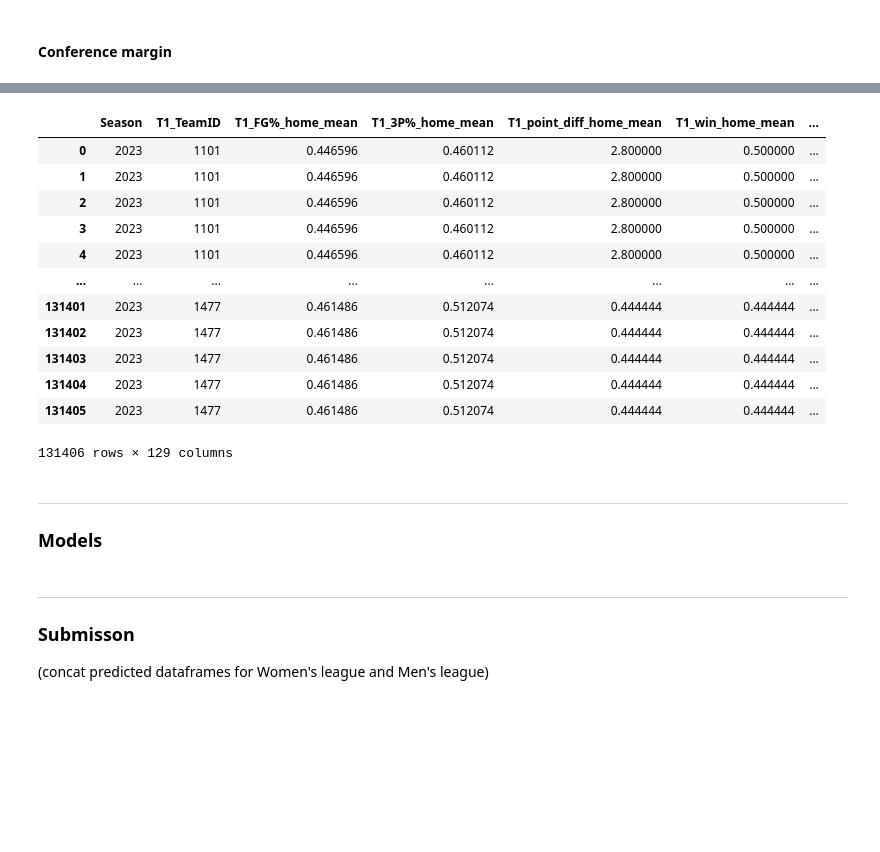
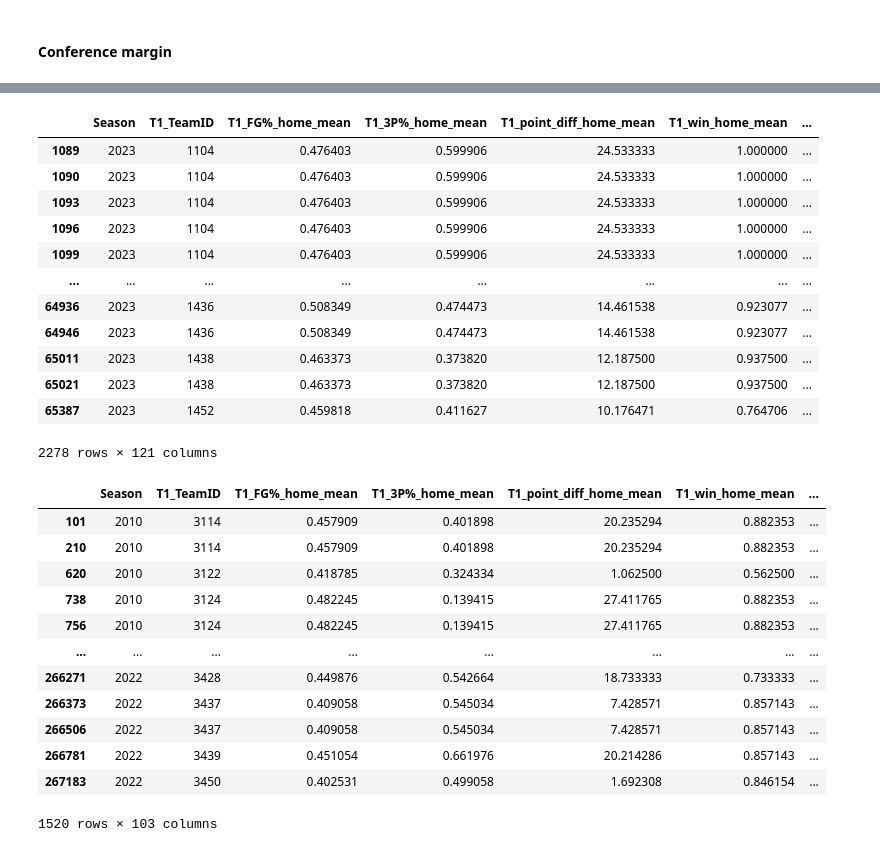
Before and after one commit to skowronskid/March-Machine-Learning-Mania-2023, a Jupyter notebook: main.ipynb, the cells around one changed output, grey strips where cells are left out. Saved outputs shown, nothing was run; the diff lists cells and outputs as text; code cells hidden in the pictures; blank space fills up the shorter version.

```diff
--- a/main.ipynb
+++ b/main.ipynb
@@ -552,24 +534,32 @@ M_train
-# %%
-M_solution
-# %% [output]
-|  | Season | T1_TeamID | T1_FG%_home_mean | T1_3P%_home_mean | T1_point_diff_home_mean | T1_win_home_mean | ... |
-| 0 | 2023 | 1101 | 0.446596 | 0.460112 | 2.800000 | 0.500000 | ... |
-| 1 | 2023 | 1101 | 0.446596 | 0.460112 | 2.800000 | 0.500000 | ... |
-| 2 | 2023 | 1101 | 0.446596 | 0.460112 | 2.800000 | 0.500000 | ... |
-| 3 | 2023 | 1101 | 0.446596 | 0.460112 | 2.800000 | 0.500000 | ... |
-| 4 | 2023 | 1101 | 0.446596 | 0.460112 | 2.800000 | 0.500000 | ... |
-| ... | ... | ... | ... | ... | ... | ... | ... |
-| 131401 | 2023 | 1477 | 0.461486 | 0.512074 | 0.444444 | 0.444444 | ... |
-| 131402 | 2023 | 1477 | 0.461486 | 0.512074 | 0.444444 | 0.444444 | ... |
-| 131403 | 2023 | 1477 | 0.461486 | 0.512074 | 0.444444 | 0.444444 | ... |
-| 131404 | 2023 | 1477 | 0.461486 | 0.512074 | 0.444444 | 0.444444 | ... |
-| 131405 | 2023 | 1477 | 0.461486 | 0.512074 | 0.444444 | 0.444444 | ... |
-131406 rows × 129 columns
-# %% [markdown]
----
-
-### Models
-# %% [markdown]
----
-### Submisson
-(concat predicted dataframes for Women's league and Men's league)
+# %%
+M_solution.loc[M_solution["seed_diff"].notnull(),:]
+# %% [output]
+|  | Season | T1_TeamID | T1_FG%_home_mean | T1_3P%_home_mean | T1_point_diff_home_mean | T1_win_home_mean | ... |
+| 1089 | 2023 | 1104 | 0.476403 | 0.599906 | 24.533333 | 1.000000 | ... |
+| 1090 | 2023 | 1104 | 0.476403 | 0.599906 | 24.533333 | 1.000000 | ... |
+| 1093 | 2023 | 1104 | 0.476403 | 0.599906 | 24.533333 | 1.000000 | ... |
+| 1096 | 2023 | 1104 | 0.476403 | 0.599906 | 24.533333 | 1.000000 | ... |
+| 1099 | 2023 | 1104 | 0.476403 | 0.599906 | 24.533333 | 1.000000 | ... |
+| ... | ... | ... | ... | ... | ... | ... | ... |
+| 64936 | 2023 | 1436 | 0.508349 | 0.474473 | 14.461538 | 0.923077 | ... |
+| 64946 | 2023 | 1436 | 0.508349 | 0.474473 | 14.461538 | 0.923077 | ... |
+| 65011 | 2023 | 1438 | 0.463373 | 0.373820 | 12.187500 | 0.937500 | ... |
+| 65021 | 2023 | 1438 | 0.463373 | 0.373820 | 12.187500 | 0.937500 | ... |
+| 65387 | 2023 | 1452 | 0.459818 | 0.411627 | 10.176471 | 0.764706 | ... |
+2278 rows × 121 columns
+# %%
+W_train
+# %% [output]
+|  | Season | T1_TeamID | T1_FG%_home_mean | T1_3P%_home_mean | T1_point_diff_home_mean | T1_win_home_mean | ... |
+| 101 | 2010 | 3114 | 0.457909 | 0.401898 | 20.235294 | 0.882353 | ... |
+| 210 | 2010 | 3114 | 0.457909 | 0.401898 | 20.235294 | 0.882353 | ... |
+| 620 | 2010 | 3122 | 0.418785 | 0.324334 | 1.062500 | 0.562500 | ... |
+| 738 | 2010 | 3124 | 0.482245 | 0.139415 | 27.411765 | 0.882353 | ... |
+| 756 | 2010 | 3124 | 0.482245 | 0.139415 | 27.411765 | 0.882353 | ... |
+| ... | ... | ... | ... | ... | ... | ... | ... |
+| 266271 | 2022 | 3428 | 0.449876 | 0.542664 | 18.733333 | 0.733333 | ... |
+| 266373 | 2022 | 3437 | 0.409058 | 0.545034 | 7.428571 | 0.857143 | ... |
+| 266506 | 2022 | 3437 | 0.409058 | 0.545034 | 7.428571 | 0.857143 | ... |
+| 266781 | 2022 | 3439 | 0.451054 | 0.661976 | 20.214286 | 0.857143 | ... |
+| 267183 | 2022 | 3450 | 0.402531 | 0.499058 | 1.692308 | 0.846154 | ... |
+1520 rows × 103 columns
```
Also changed, not shown: parts of 12 cells of this notebook, 5 other files.
